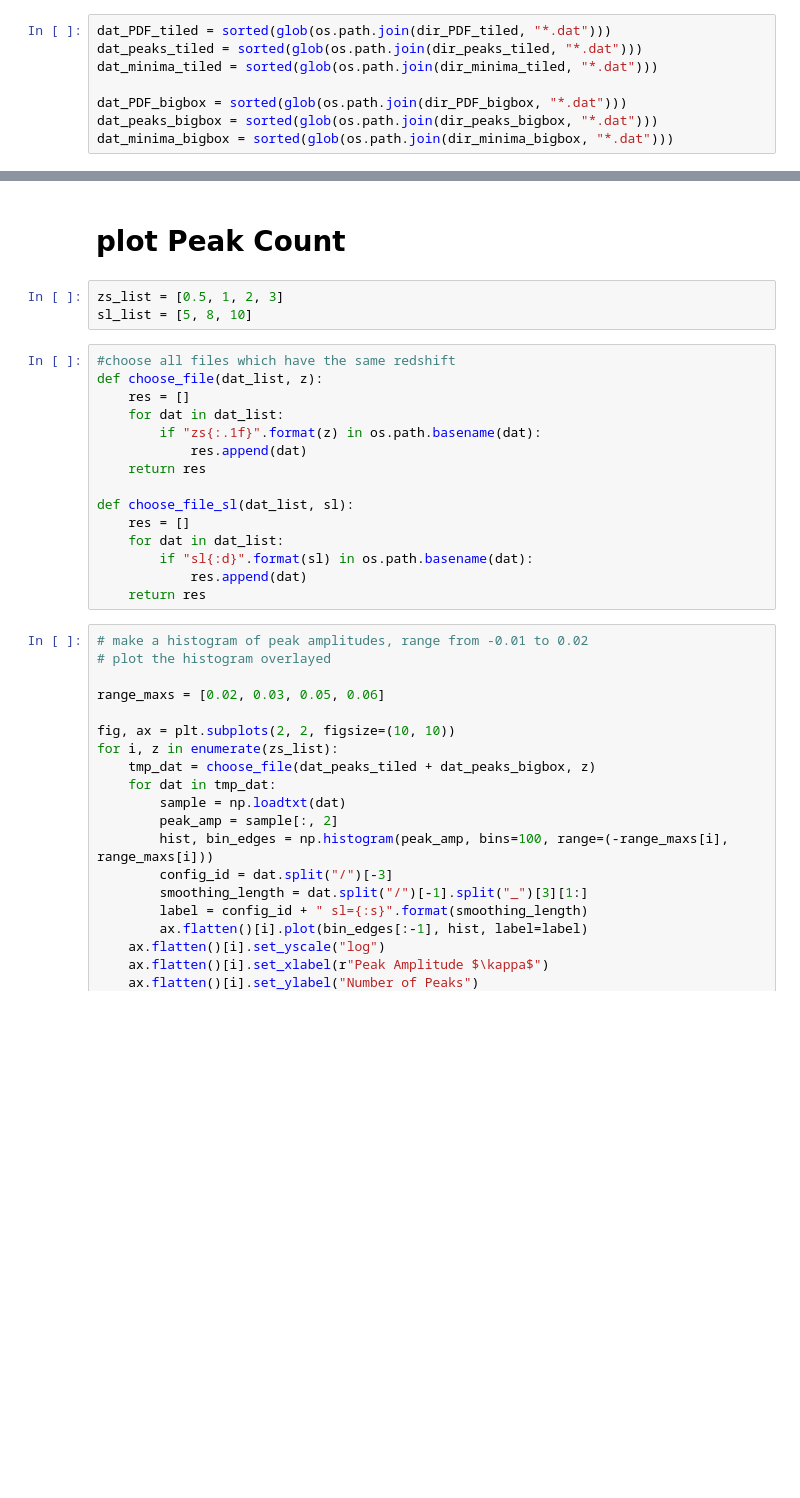
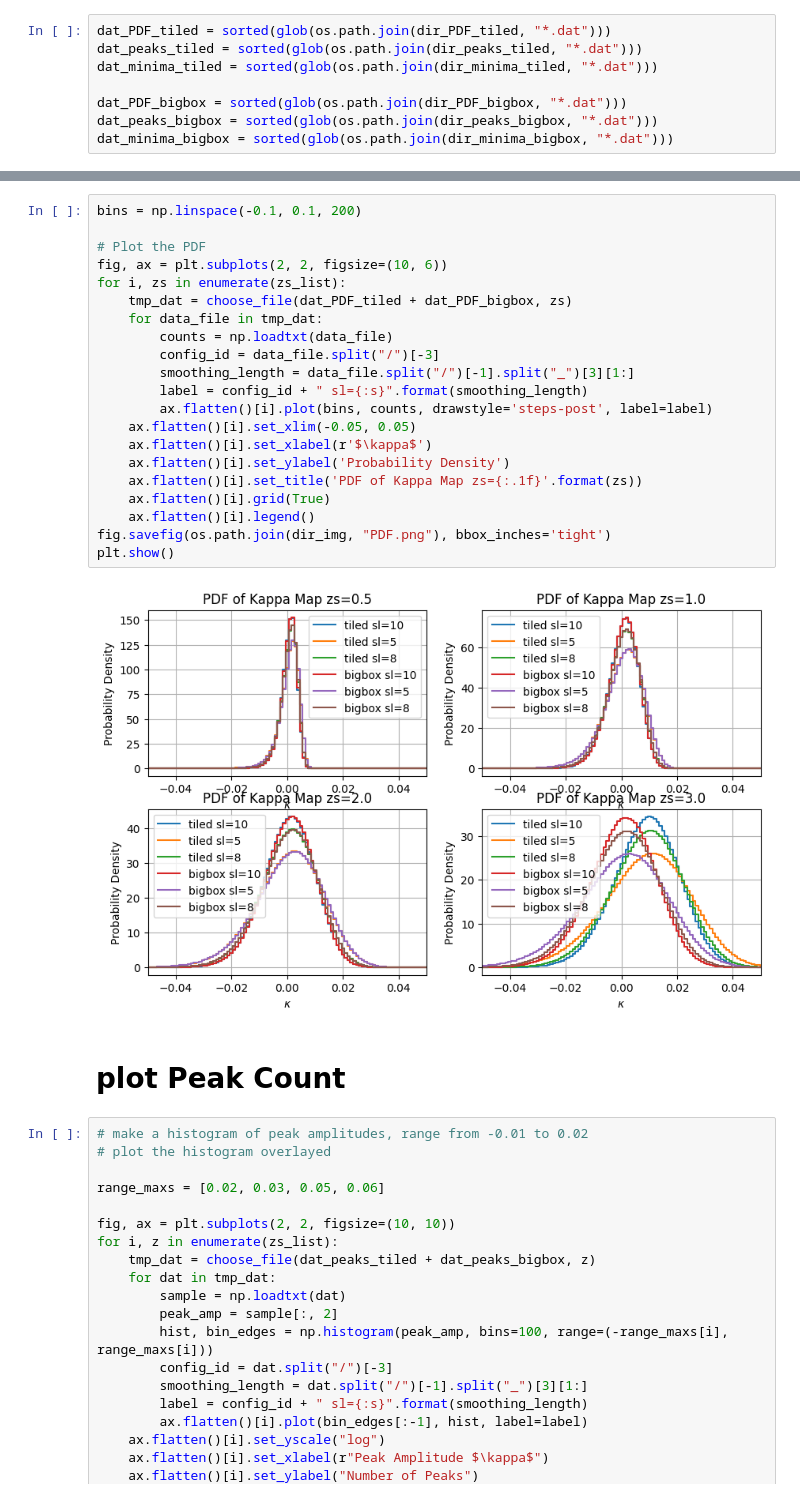
Before and after one commit to atokiwaipmu/LensingSSC, a Jupyter notebook: notebook/PDFPeaksMinima.ipynb, the cells around one changed output, grey strips where cells are left out. Saved outputs shown, nothing was run; the diff lists cells and outputs as text; blank space fills up the shorter version.

```diff
--- a/notebook/PDFPeaksMinima.ipynb
+++ b/notebook/PDFPeaksMinima.ipynb
@@ -33,23 +128,28 @@ dat_minima_bigbox = sorted(glob(os.path.join(dir_minima_bigbox, "*.dat")))
+# %%
+bins = np.linspace(-0.1, 0.1, 200)
+
+# Plot the PDF
+fig, ax = plt.subplots(2, 2, figsize=(10, 6))
+for i, zs in enumerate(zs_list):
+    tmp_dat = choose_file(dat_PDF_tiled + dat_PDF_bigbox, zs)
+    for data_file in tmp_dat:
+        counts = np.loadtxt(data_file)
+        config_id = data_file.split("/")[-3]
+        smoothing_length = data_file.split("/")[-1].split("_")[3][1:]
+        label = config_id + " sl={:s}".format(smoothing_length)
+        ax.flatten()[i].plot(bins, counts, drawstyle='steps-post', label=label)
+    ax.flatten()[i].set_xlim(-0.05, 0.05)
+    ax.flatten()[i].set_xlabel(r'$\kappa$')
+    ax.flatten()[i].set_ylabel('Probability Density')
+    ax.flatten()[i].set_title('PDF of Kappa Map zs={:.1f}'.format(zs))
+    ax.flatten()[i].grid(True)
+    ax.flatten()[i].legend()
+fig.savefig(os.path.join(dir_img, "PDF.png"), bbox_inches='tight')
+plt.show()
+# %% [output]
+[figure, added]
 # %% [markdown]
 # plot Peak Count
-# %%
-zs_list = [0.5, 1, 2, 3]
-sl_list = [5, 8, 10]
-# %%
-#choose all files which have the same redshift
-def choose_file(dat_list, z):
-    res = []
-    for dat in dat_list:
-        if "zs{:.1f}".format(z) in os.path.basename(dat):
-            res.append(dat)
-    return res
-
-def choose_file_sl(dat_list, sl):
-    res = []
-    for dat in dat_list:
-        if "sl{:d}".format(sl) in os.path.basename(dat):
-            res.append(dat)
-    return res
 # %%
 # make a histogram of peak amplitudes, range from -0.01 to 0.02
 # plot the histogram overlayed
```
Also changed, not shown: parts of 9 cells of this notebook, 12 other files.
